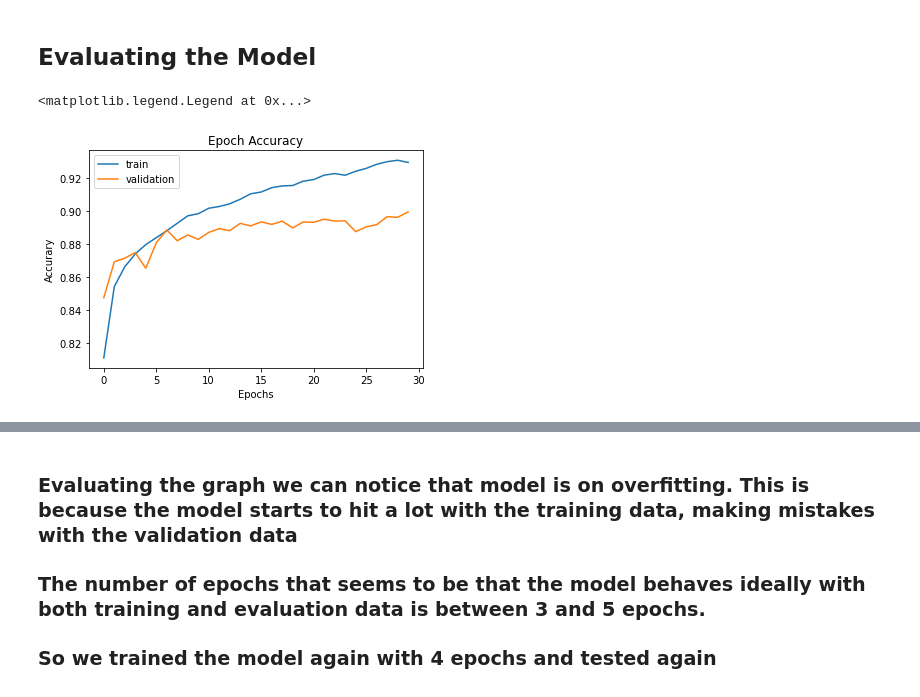
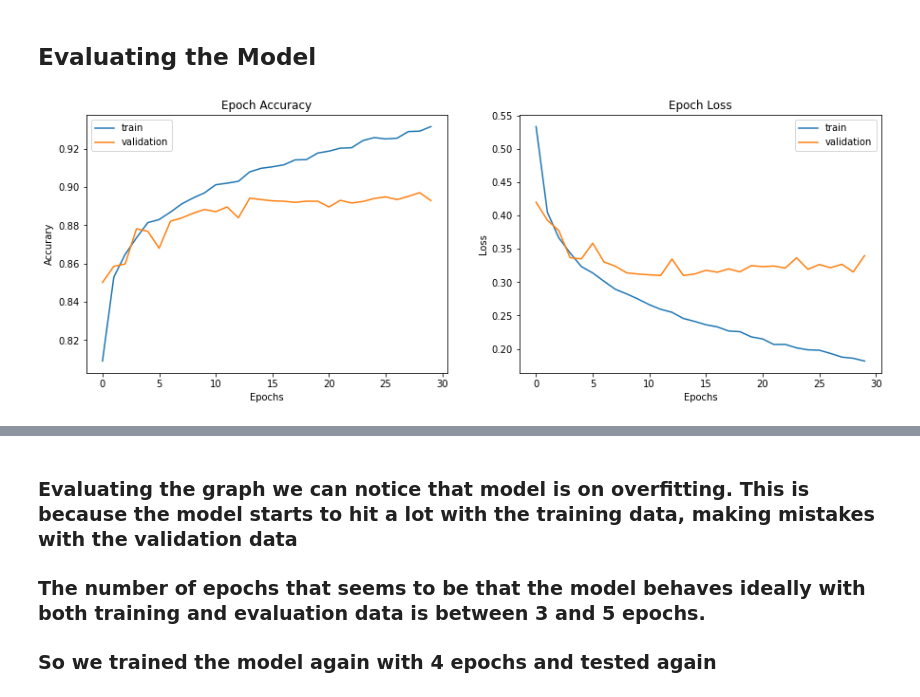
Before and after one commit to pedrohenriquecordeiro/deep_learning_classification_garments, a Jupyter notebook: notebook.ipynb, the cells around one changed output, grey strips where cells are left out. Drawn from its saved outputs; the diff is of its cells as text; code cells hidden in the pictures.

Commit message:
resize graph of validation

```diff
--- a/notebook.ipynb
+++ b/notebook.ipynb
@@ -130,12 +130,24 @@ history = model.fit(
 # %%
 import matplotlib.pyplot as plt
 
-plt.plot(history.history['accuracy'])
-plt.plot(history.history['val_accuracy'])
+plt.figure(figsize=(15, 5))
+
+plt.subplot(1,2,1)
+plt1 = plt.plot(history.history['accuracy'])
+plt1 = plt.plot(history.history['val_accuracy'])
 plt.title("Epoch Accuracy")
 plt.xlabel('Epochs')
 plt.ylabel('Accurary')
 plt.legend(['train','validation'])
+
+plt.subplot(1,2,2)
+plt1 = plt.plot(history.history['loss'])
+plt1 = plt.plot(history.history['val_loss'])
+plt.title("Epoch Loss")
+plt.xlabel('Epochs')
+plt.ylabel('Loss')
+plt.legend(['train','validation'])
+
+plt.show()
 # %% [output]
-<matplotlib.legend.Legend at 0x...>
-[figure, old version]
+[figure, new version]
```
Also changed, not shown: parts of 4 cells of this notebook.
